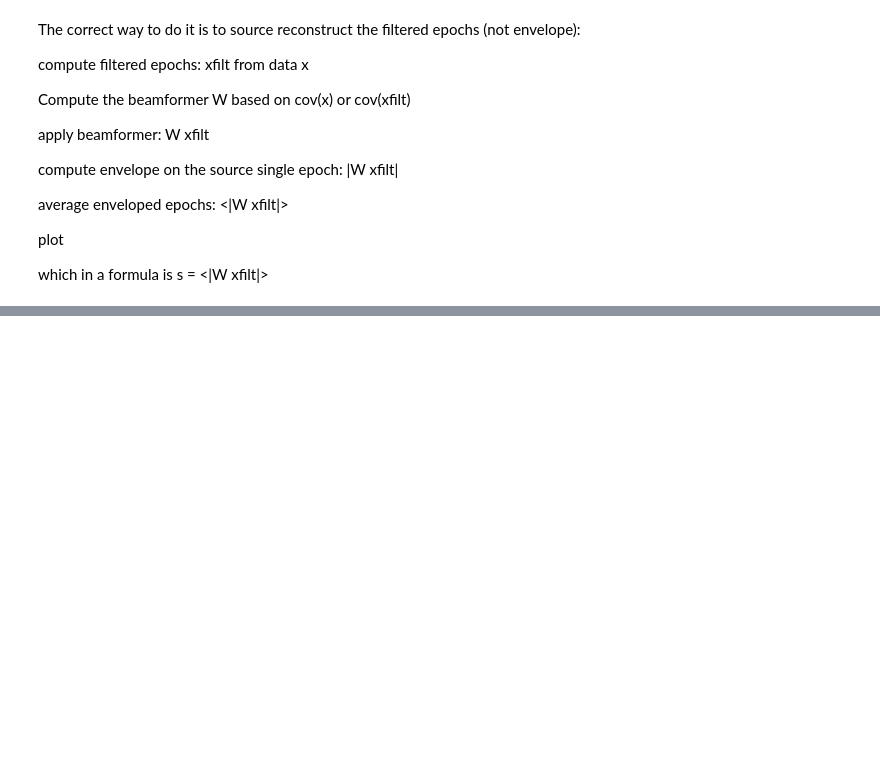
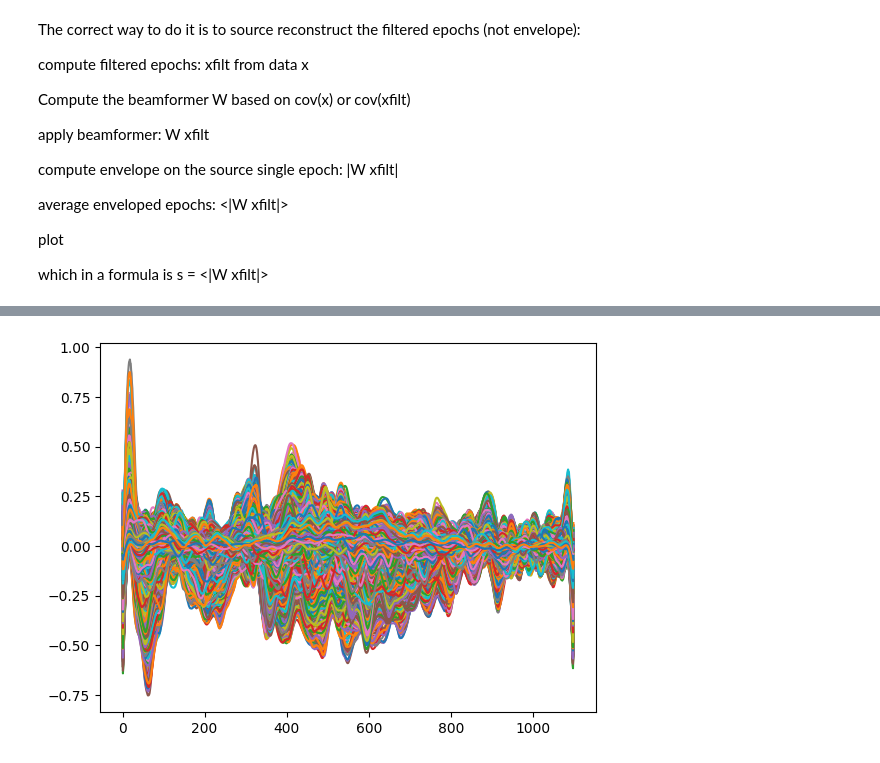
Before and after one commit to bonokat/memory_formation, a Jupyter notebook: dirty_field/src_rec.ipynb, the cells around one changed output, grey strips where cells are left out. Cells and saved outputs as stored; diff of their text form; code cells hidden in the pictures; blank space fills up the shorter version.

```diff
--- a/dirty_field/src_rec.ipynb
+++ b/dirty_field/src_rec.ipynb
@@ -339,0 +404,13 @@ Using control points [ 78166.79121536  94321.61060715 174288.53999656]
+# %%
+# apply baseline to envelope
+#????????
+#! MEMORY ERROR
+
+stc_env_bl = deepcopy(stc_env)#.apply_baseline(baseline=(3.25, 3.75))
+data = np.array([stc.data for stc in stc_env]) # shape ~ n_epochs x n_sources x n_times
+mne.baseline.rescale(data, stc_env[0].times, (3.25, 3.75), copy=False)
+
+for stc, stc_course in zip(stc_env_bl, data):
+    stc.data = stc_course
+plt.plot(np.array([stc.data for stc in stc_env_bl]).T)
+plt.show()
@@ -339,0 +514,6 @@ Using control points [ 78166.79121536  94321.61060715 174288.53999656]
+# %%
+data = np.array([stc.data for stc in stc_env_bl])
+plt.plot(data.mean(0).T)
+plt.show()
+# %% [output]
+[figure, added]
```
Also changed, not shown: parts of 98 cells of this notebook, 2 other files.
